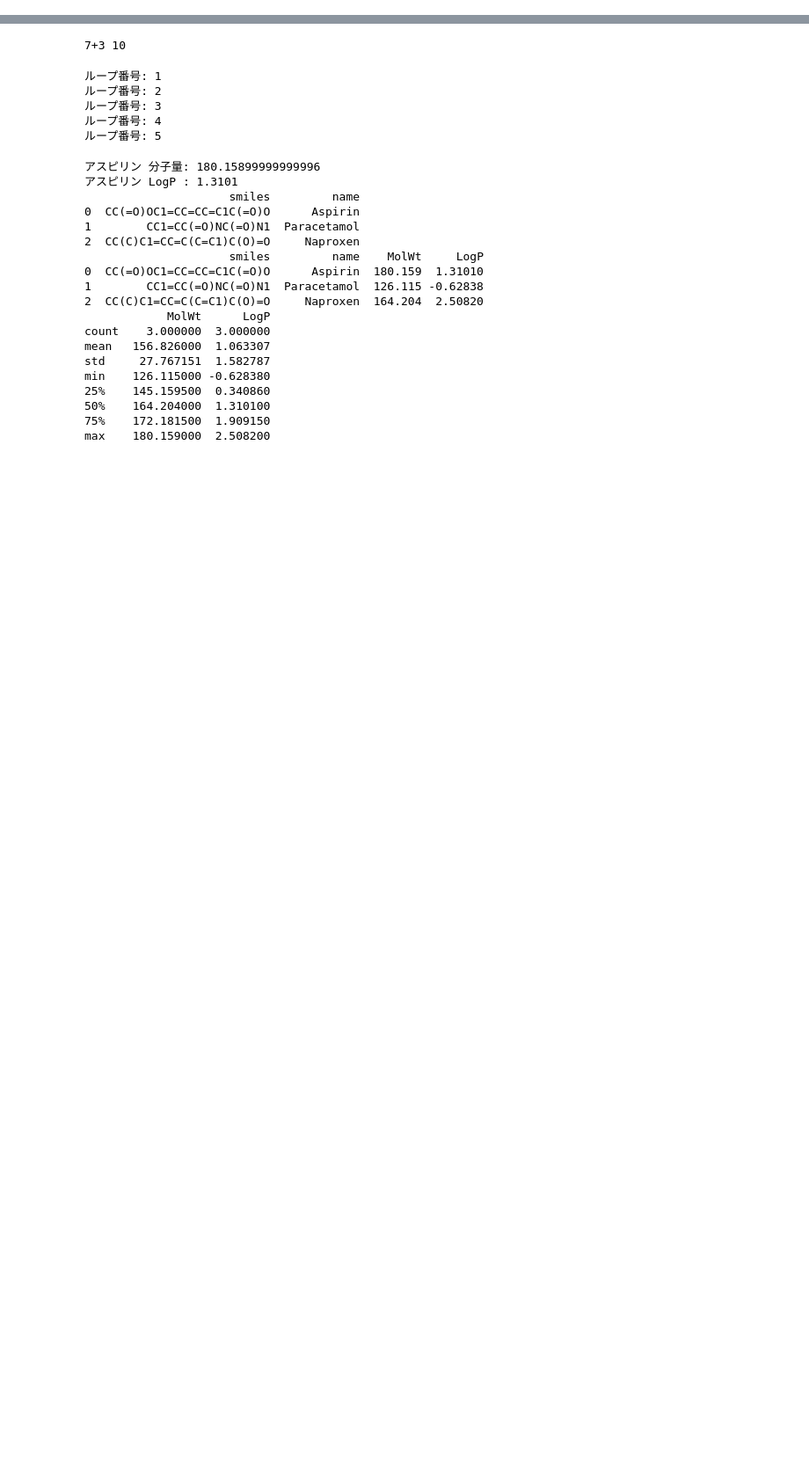
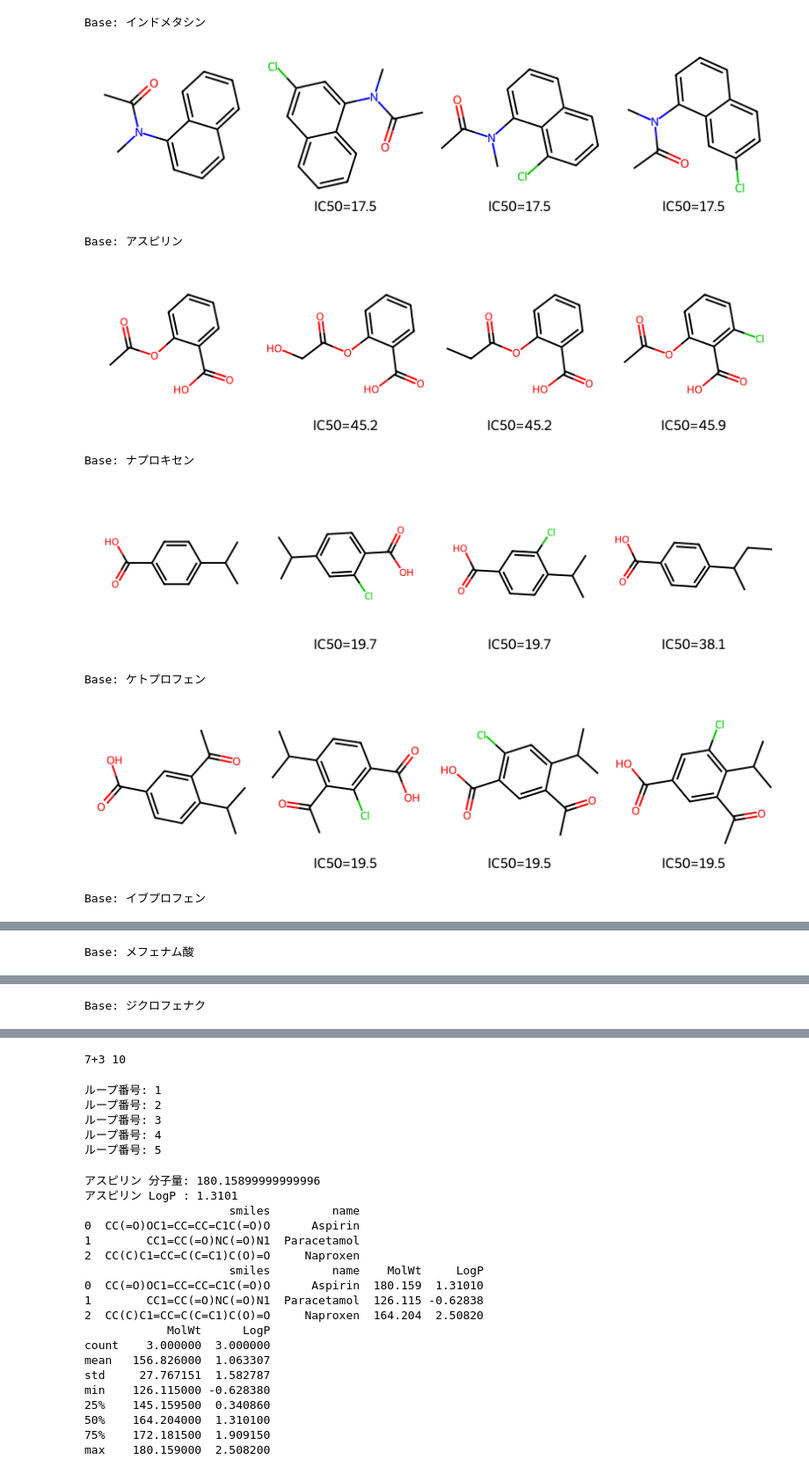
Before and after one commit to toooo-pharma/AI-, a Jupyter notebook: AI創薬.ipynb, the cells around one changed output, grey strips where cells are left out. Shown at 88% size. Saved outputs shown, nothing was run; the diff lists cells and outputs as text; code cells hidden in the pictures; blank space fills up the shorter version.

```diff
--- a/AI創薬.ipynb
+++ b/AI創薬.ipynb
@@ -2,0 +231,19 @@
+# %%
+#新規の薬物のスクリーニング
+# --- QSAR予測（IC50）をgenerated_smiles列に自動付与 ---
+results = []
+
+for idx, row in df_gen.iterrows():
+    desc = smiles_to_descriptors(row["generated_smiles"])
+    if None not in desc:
+        pred_ic50 = model.predict([desc])[0]
+        results.append({
+            "base_smiles": row["base_smiles"],
+            "generated_smiles": row["generated_smiles"],
+            "method": row["method"],
+            "Predicted_IC50": pred_ic50
+        })
+
+df_screen = pd.DataFrame(results)
+df_screen = df_screen.sort_values("Predicted_IC50").reset_index(drop=True)
+display(df_screen)
@@ -2,0 +268,57 @@
+# %%
+from rdkit import Chem
+from rdkit.Chem import Draw
+import pandas as pd
+
+# 事前にベースSMILESと薬品名リスト
+base_smiles_list = [
+    "CC(=O)OC1=CC=CC=C1C(=O)O",       # アスピリン
+    "CC(C)CC1=CC=C(C=C1)C(C)C(=O)O",  # イブプロフェン
+    "CC(C)C1=CC=C(C=C1)C(O)=O",       # ナプロキセン
+    "CC(C)C1=CC=C(C=C1C(=O)C)C(O)=O", # ケトプロフェン
+    "CC(=O)N(C)C1=CC=CC2=CC=CC=C12",  # インドメタシン
+    "Clc1ccc(cc1)Nc2c(Cl)cccc2",      # ジクロフェナク
+    "CC1=CC=C(C=C1)C(=O)NC2=CC=CC=C2C" # メフェナム酸
+]
+base_names = [
+    "アスピリン", "イブプロフェン", "ナプロキセン",
+    "ケトプロフェン", "インドメタシン", "ジクロフェナク", "メフェナム酸"
+]
+base_smiles_to_name = dict(zip(base_smiles_list, base_names))
+
+# 1. 各base_smilesごとにTop3抽出
+top3_list = []
+for base, group in df_screen.groupby("base_smiles"):
+    topn = group.nsmallest(3, "Predicted_IC50")
+    for _, row in topn.iterrows():
+        top3_list.append({
+            "base_smiles": base,
+            "generated_smiles": row["generated_smiles"],
+            "Predicted_IC50": row["Predicted_IC50"]
+        })
+df_top3 = pd.DataFrame(top3_list)
+
+# 2. ベース分子＋各トップ3変異分子の可視化（ベース＋新規の4分子で1セット）
+for base in df_top3["base_smiles"].unique():
+    base_mol = Chem.MolFromSmiles(base)
+    subset = df_top3[df_top3["base_smiles"] == base]
+    mutant_mols = [Chem.MolFromSmiles(s) for s in subset["generated_smiles"]]
+    mols = [base_mol] + mutant_mols
+    # ラベルを薬品名に
+    base_label = base_smiles_to_name.get(base, "Base")
+    legends = [base_label] + [f"IC50={ic50:.1f}" for ic50 in subset["Predicted_IC50"]]
+    print(f"Base: {base_label}")
+    img = Draw.MolsToGridImage(
+        mols, legends=legends, molsPerRow=4, subImgSize=(200, 200)
+    )
+    display(img)
+# %% [output]
+Base: インドメタシン
+[figure, added]
+Base: アスピリン
+[figure, added]
+Base: ナプロキセン
+[figure, added]
+Base: ケトプロフェン
+[figure, added]
+Base: イブプロフェン
@@ -2,0 +326 @@
+Base: メフェナム酸
@@ -2,0 +328 @@
+Base: ジクロフェナク
```
Also changed, not shown: parts of 11 cells of this notebook.
